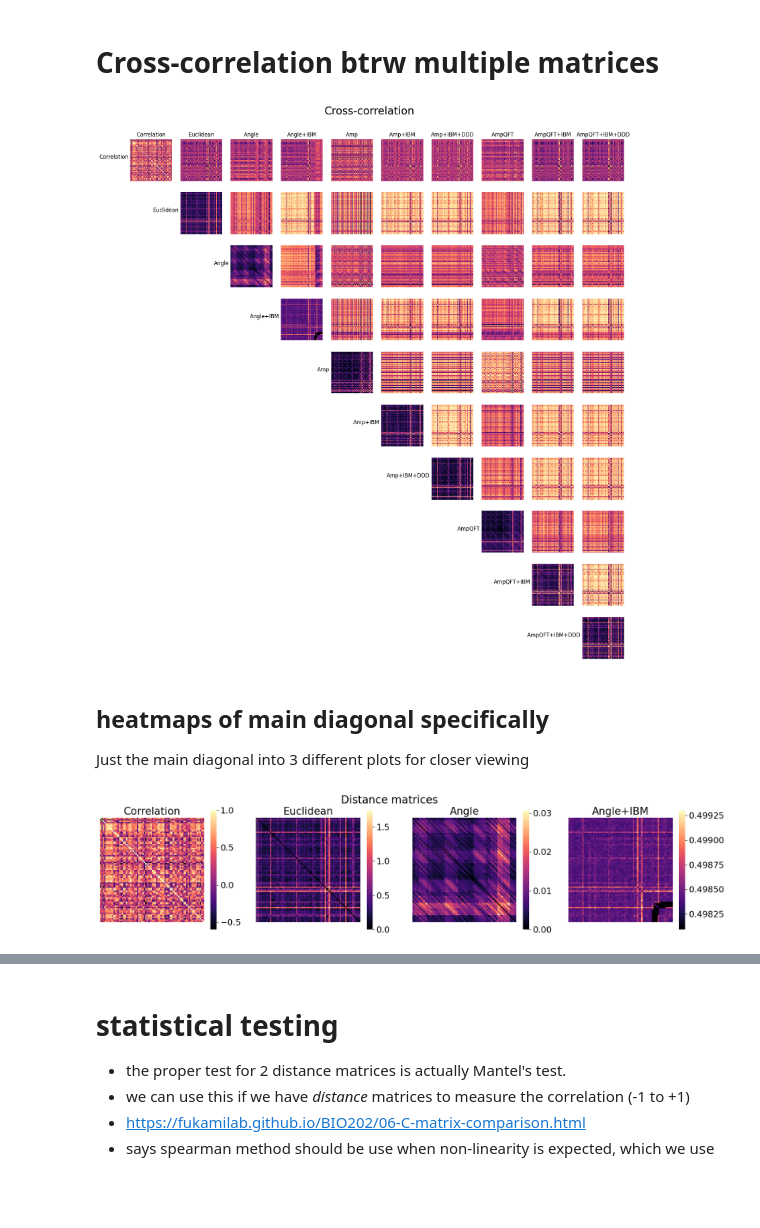
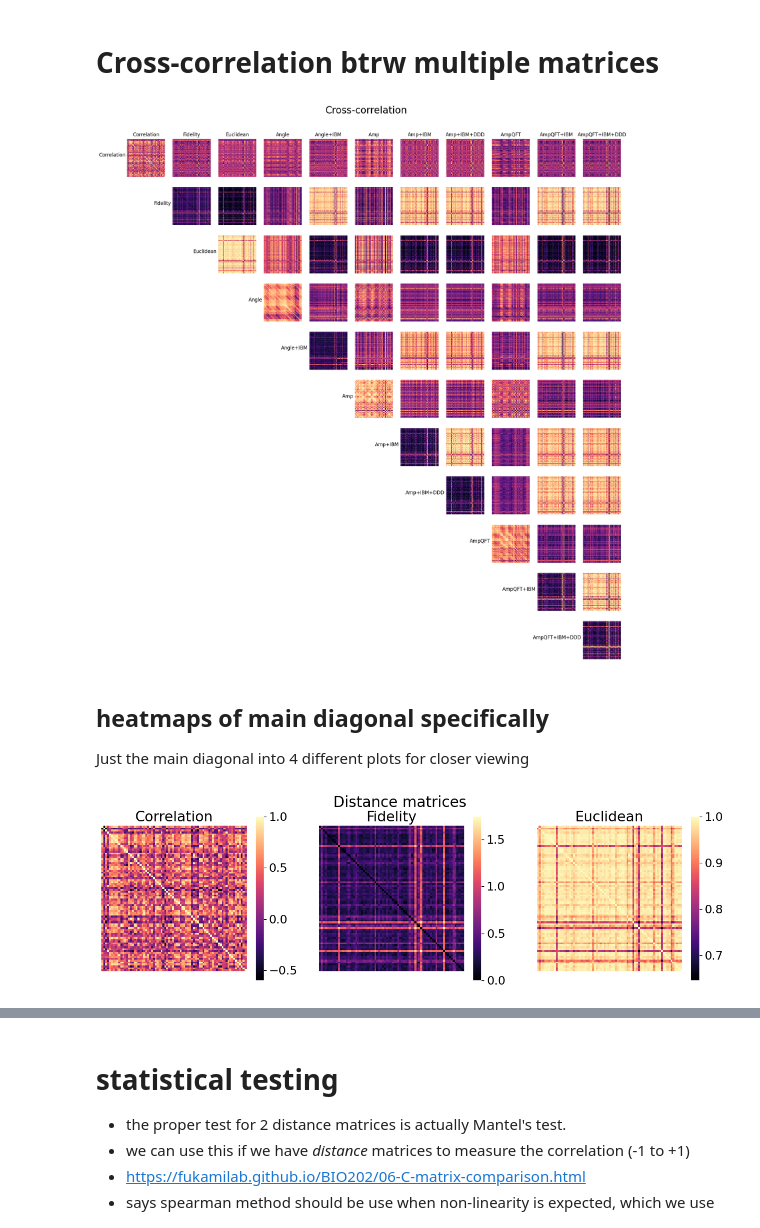
Before and after one commit to 0mWh/pqic-gic-quadrigems, a Jupyter notebook: notebooks/final_correlation_analysis.ipynb, the cells around one changed output, grey strips where cells are left out. Saved outputs shown, nothing was run; the diff lists cells and outputs as text; code cells hidden in the pictures; blank space fills up the shorter version.

```diff
--- a/notebooks/final_correlation_analysis.ipynb
+++ b/notebooks/final_correlation_analysis.ipynb
@@ -118,3 +77,0 @@ rescaled_tuning_curves
-# %%
-resampled_tuning_curves = pd.read_csv(ENV['PWD'] + '/data/resampled_tuning_curves.csv', index_col=0)
-resampled_tuning_curves
@@ -199 +150,5 @@ euclidean_distance_ifft_df
 76 rows × 76 columns
+# %%
+euclidean_distance_df.to_csv(DATA + 'classical_fidelity.csv')
+classical_fidelity_df = euclidean_distance.pivot_table(index = 'A', columns = 'B')['classical_fidelity'].astype(np.float64)
+classical_fidelity_df
@@ -214,24 +184,27 @@ import matplotlib.gridspec as gridspec
 matrices = [
     corrs_df,
     euclidean_distance_df,
+    classical_fidelity_df,
     # euclidean_distance_ifft_df, # basically the same
-    quantum_fidelity_matrix_ang, qpu_ang,
-    # quantum_fidelity_matrix_ang_qft, # basically the same
-    quantum_fidelity_matrix_amp, qpu_amp, qpu_amd_ddd,
-    quantum_fidelity_matrix_amp_qft, qpu_amp_qft, qpu_amp_qft_ddd
+    qf_matrix['ang'], qpu_ang,
+    # qf_matrix['ang-qft'], # basically the same
+    qf_matrix['amp'], qpu_amp, qpu_amd_ddd,
+    qf_matrix['amp-qft'], qpu_amp_qft, qpu_amp_qft_ddd
 ]
 N = len(matrices)
 titles = [
-          'Correlation',
-          'Euclidean',
-          'Angle',
-          'Angle+IBM',
-          'Amp',
-          'Amp+IBM',
-          'Amp+IBM+DDD',
-          'AmpQFT',
-          'AmpQFT+IBM',
-          'AmpQFT+IBM+DDD']
+    'Correlation',
+    'Fidelity',
+    'Euclidean',
+    'Angle',
+    'Angle+IBM',
+    'Amp',
+    'Amp+IBM',
+    'Amp+IBM+DDD',
+    'AmpQFT',
+    'AmpQFT+IBM',
+    'AmpQFT+IBM+DDD'
+]
 
 # Create a figure
 fig = plt.figure(figsize=(N*2, N*2))
@@ -278,28 +251,28 @@ fig.suptitle('Cross-correlation', fontsize=24)
 fig.subplots_adjust(top=0.93)  # move suptitle down
 plt.tight_layout()
 
-plt.savefig(ENV['PWD'] + '/figures/cross-correlation.png', dpi=300)
+plt.savefig(FIGS + 'cross-correlation.png', dpi=300)
 plt.show()
 # %% [output]
-[figure, old version]
+[figure, new version]
 # %% [markdown]
 ## heatmaps of main diagonal specifically
 
-Just the main diagonal into 3 different plots for closer viewing
+Just the main diagonal into 4 different plots for closer viewing
 # %%
 plt.rcParams['font.size'] = 16
-fig, axes = plt.subplots(1, 4, figsize=(20, 4))
+fig, axes = plt.subplots(1, 3, figsize=(15, 4))
 axes = axes.flatten()
 for i in range(len(axes)):
     ax = axes[i]
     sns.heatmap(matrices[i], ax=ax, cmap='magma', square=True)
     ax.set_xticks([])
     ax.set_yticks([])
     ax.set_xlabel('')
     ax.set_ylabel('')
     ax.set_title(titles[i])
 plt.suptitle('Distance matrices', fontsize=20)
-plt.savefig(ENV['PWD'] + '/figures/correlation-classical-and-ang.png', dpi=300)
+plt.savefig(ENV['PWD'] + '/figures/correlation-classical.png', dpi=300)
 plt.show()
 # %% [output]
-[figure, old version]
+[figure, new version]
```
Also changed, not shown: parts of 35 cells of this notebook, 8 other files.
